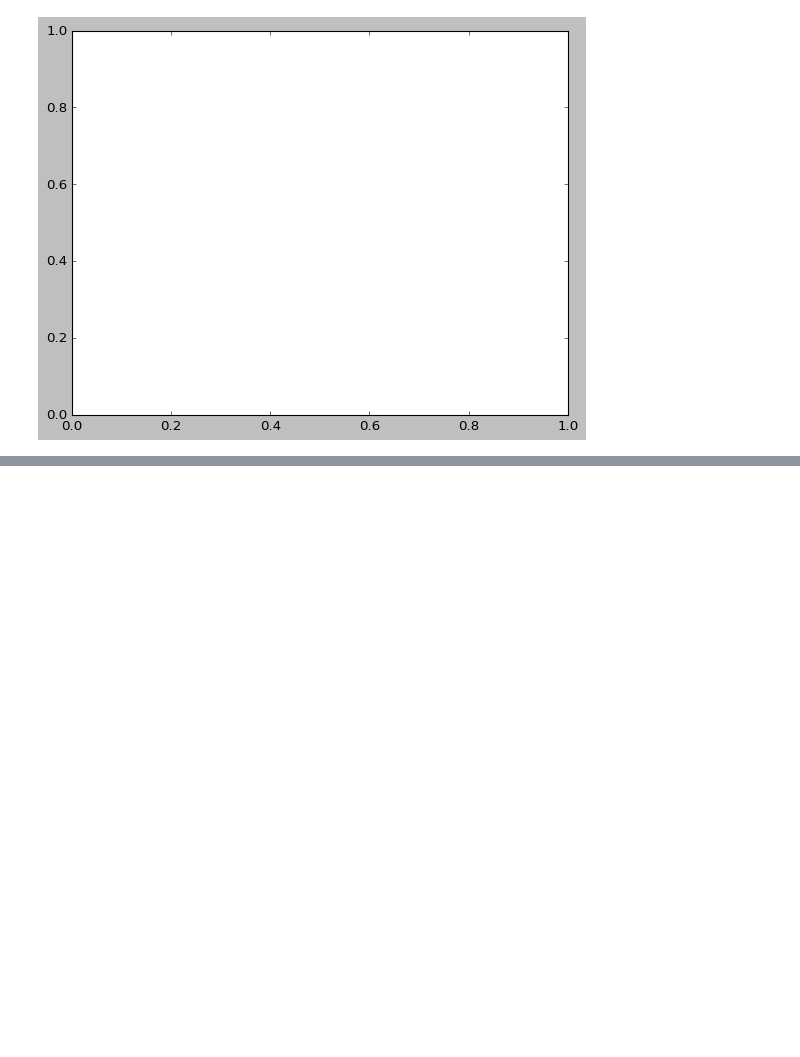
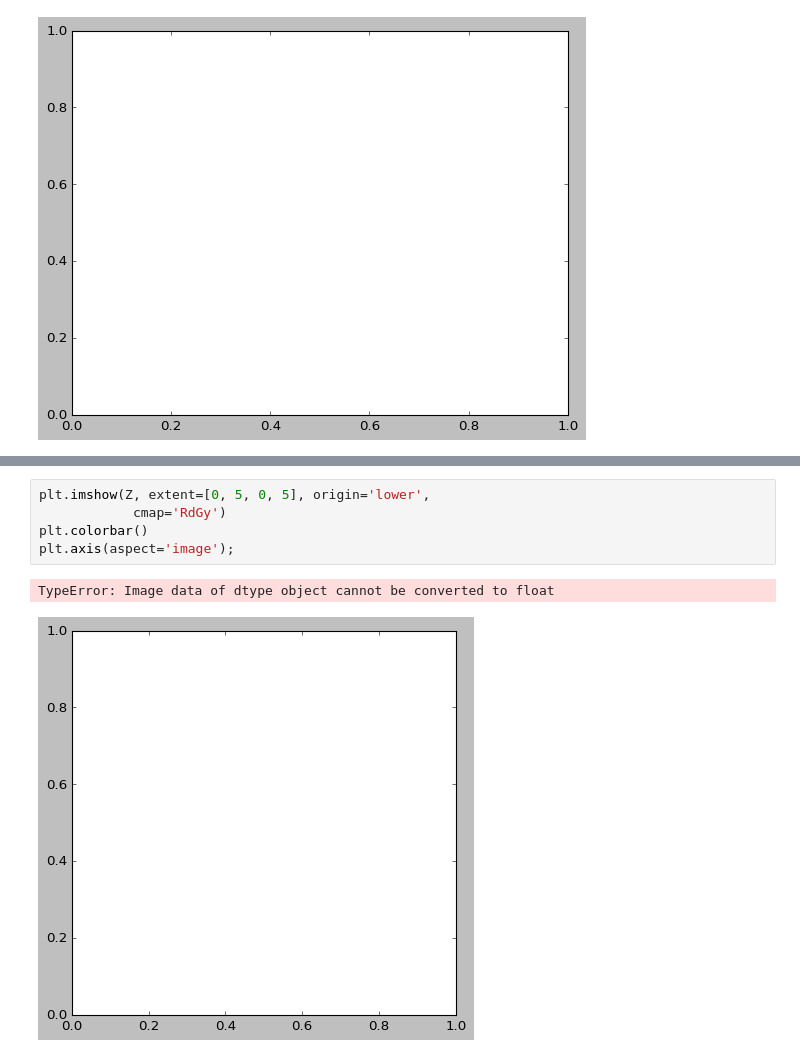
Before and after one commit to OxwardInc/Industrial-Training, a Jupyter notebook: Assignment/Week 17/Matplotlib.ipynb, the cells around one changed output, grey strips where cells are left out. Drawn from its saved outputs; the diff is of its cells as text; blank space fills up the shorter version.

```diff
--- a/Assignment/Week 17/Matplotlib.ipynb
+++ b/Assignment/Week 17/Matplotlib.ipynb
@@ -370,0 +386,8 @@ TypeError: Input z must be 2D, not 0D
+# %%
+plt.imshow(Z, extent=[0, 5, 0, 5], origin='lower',
+            cmap='RdGy')
+plt.colorbar()
+plt.axis(aspect='image');
+# %% [output]
+TypeError: Image data of dtype object cannot be converted to float
+[figure, added]
```
Also changed, not shown: parts of 72 cells of this notebook, 3 other files.
